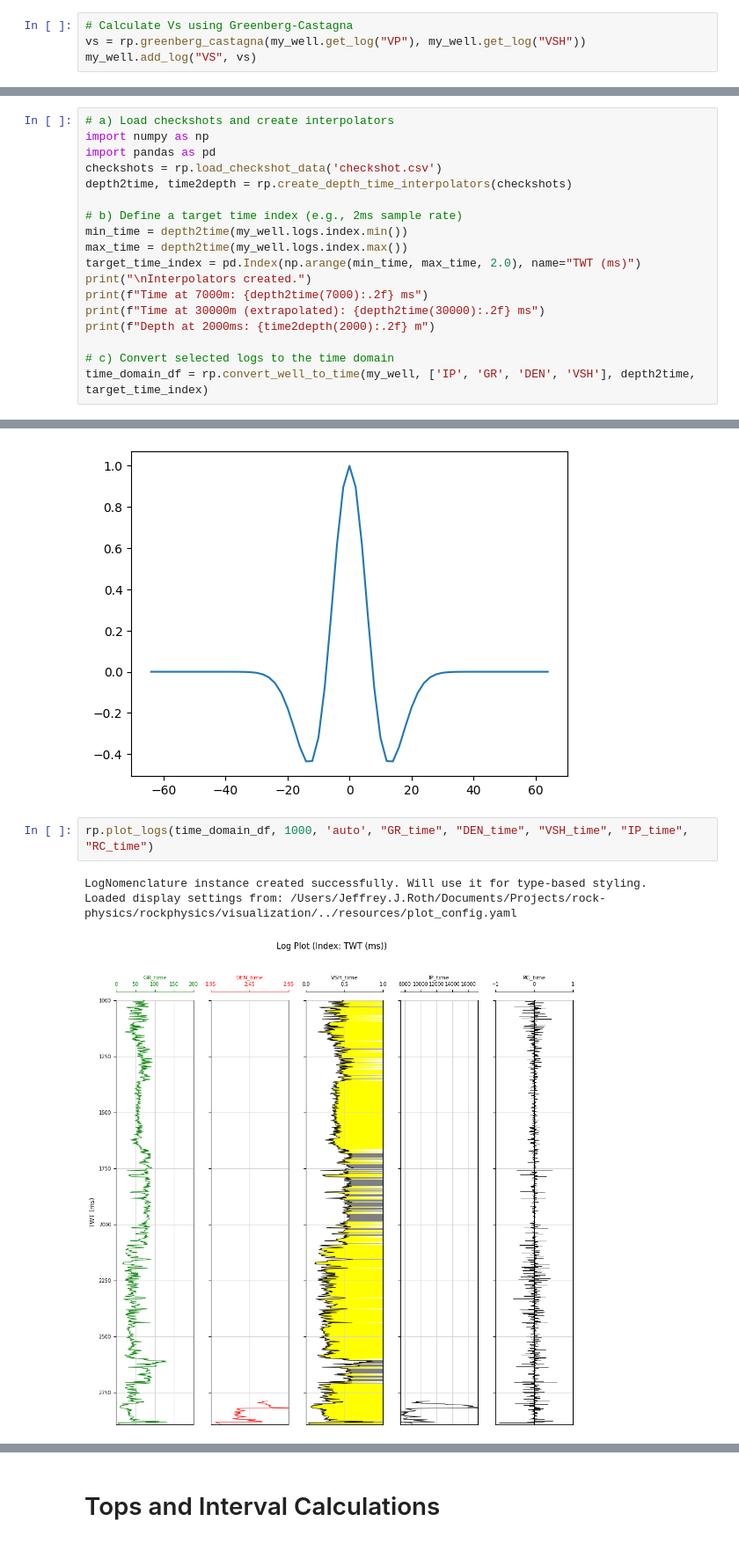
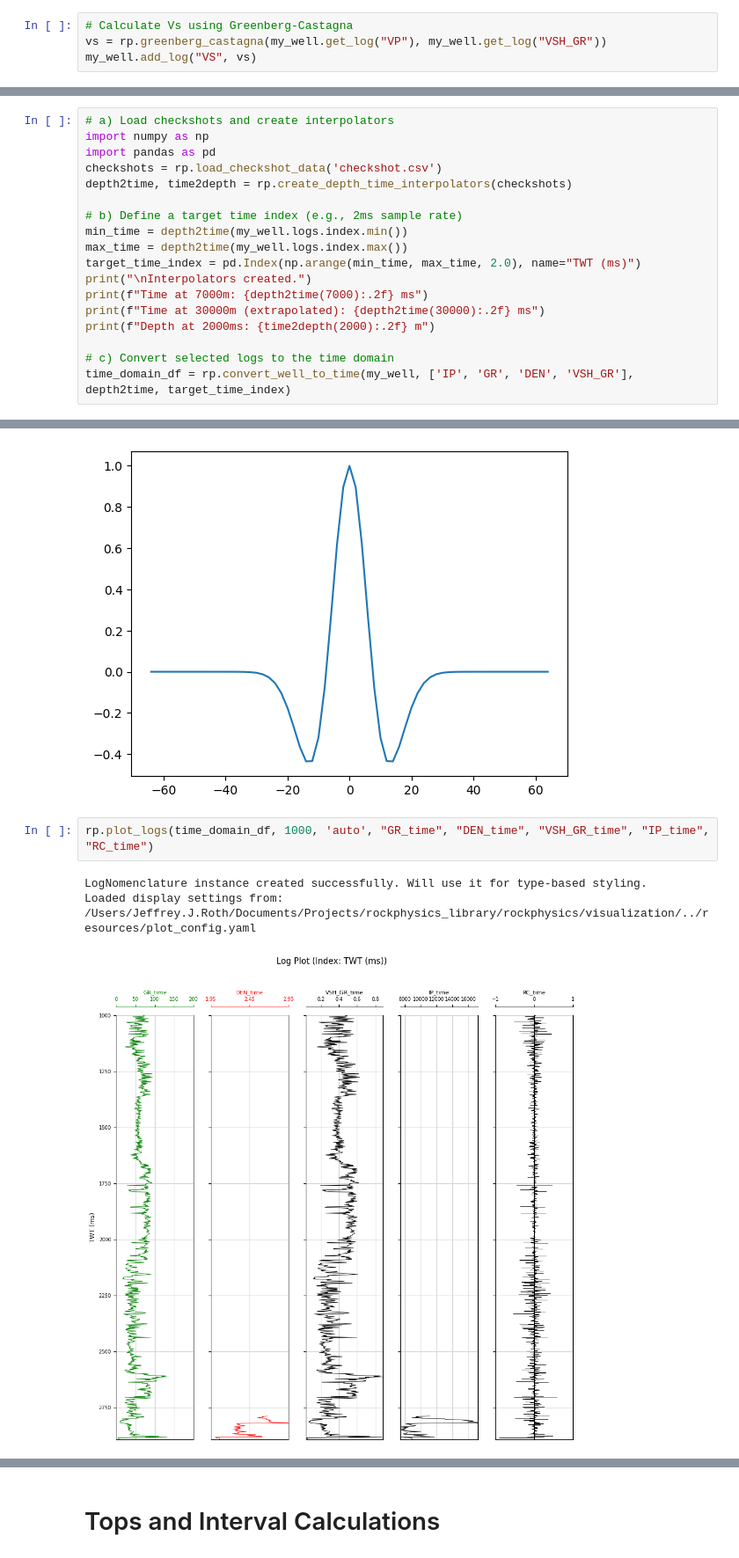
Before and after one commit to JeffRoth/rockphysics-library, a Jupyter notebook: examples/demo notebook.ipynb, the cells around one changed output, grey strips where cells are left out. Shown: that part at 88% size. Drawn from its saved outputs; the diff is of its cells as text.

```diff
--- a/examples/demo notebook.ipynb
+++ b/examples/demo notebook.ipynb
@@ -95,7 +95,7 @@ Loaded display settings from: /Users/Jeffrey.J.Roth/Documents/Projects/rock-phys
 # Elastic Log Calculations
 # %%
 # Calculate Vs using Greenberg-Castagna
-vs = rp.greenberg_castagna(my_well.get_log("VP"), my_well.get_log("VSH"))
+vs = rp.greenberg_castagna(my_well.get_log("VP"), my_well.get_log("VSH_GR"))
 my_well.add_log("VS", vs)
 # %%
 # Calaculate Impedance
@@ -300,7 +302,7 @@ print(f"Time at 30000m (extrapolated): {depth2time(30000):.2f} ms")
 print(f"Depth at 2000ms: {time2depth(2000):.2f} m")
 
 # c) Convert selected logs to the time domain
-time_domain_df = rp.convert_well_to_time(my_well, ['IP', 'GR', 'DEN', 'VSH'], depth2time, target_time_index)
+time_domain_df = rp.convert_well_to_time(my_well, ['IP', 'GR', 'DEN', 'VSH_GR'], depth2time, target_time_index)
 # %% [output]
 Interpolators created.
 Time at 7000m: 880.00 ms
@@ -320,11 +322,11 @@ wavelet.plot()
 <Axes: >
 [figure]
 # %%
-rp.plot_logs(time_domain_df, 1000, 'auto', "GR_time", "DEN_time", "VSH_time", "IP_time", "RC_time")
+rp.plot_logs(time_domain_df, 1000, 'auto', "GR_time", "DEN_time", "VSH_GR_time", "IP_time", "RC_time")
 # %% [output]
 LogNomenclature instance created successfully. Will use it for type-based styling.
-Loaded display settings from: /Users/Jeffrey.J.Roth/Documents/Projects/rock-physics/rockphysics/visualization/../resources/plot_config.yaml
+Loaded display settings from: /Users/Jeffrey.J.Roth/Documents/Projects/rockphysics_library/rockphysics/visualization/../resources/plot_config.yaml
-[figure, old version]
+[figure, new version]
 # %%
 # c) Convolve to create the synthetic trace
 synthetic_trace = rp.create_synthetic(rc_series, wavelet)
```
Also changed, not shown: parts of 5 cells of this notebook, 2 other files.
